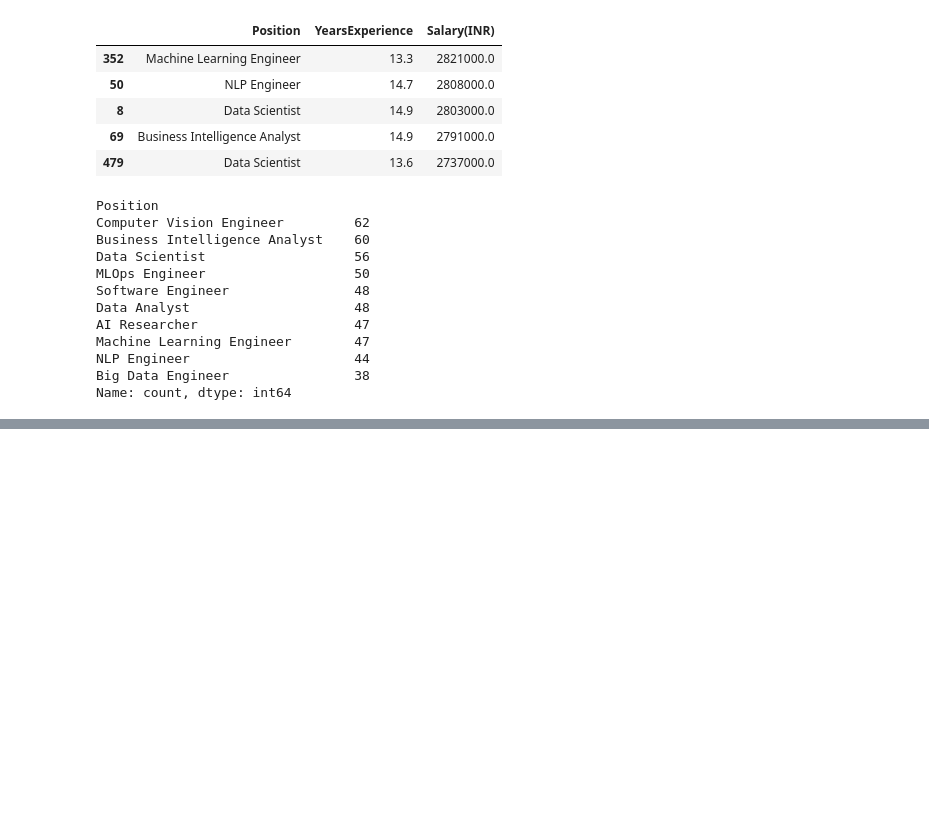
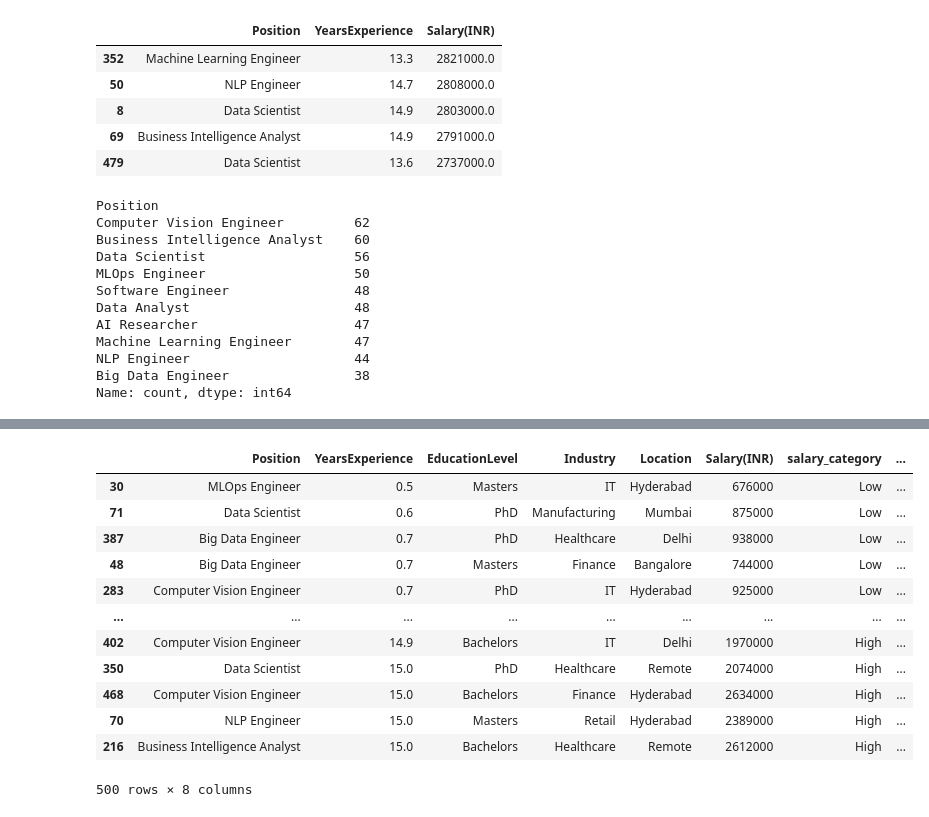
Before and after one commit to KartikGawade17/Pandas-Practice-, a Jupyter notebook: pandas_salary_dataset.ipynb, the cells around one changed output, grey strips where cells are left out. Cells and saved outputs as stored; diff of their text form; code cells hidden in the pictures; blank space fills up the shorter version.

```diff
--- a/pandas_salary_dataset.ipynb
+++ b/pandas_salary_dataset.ipynb
@@ -71,0 +105,11 @@ data['Salary(INR)'] = data['Salary(INR)'].astype('int64')
+# %%
+#Q. 3
+def salary_cat(salary):
+    if salary > 1000000:
+        return "High"
+    elif 1000000 < salary > 600000:
+        return "Medium"
+    else:
+        return "Low"
+
+data['salary_category'] = data['Salary(INR)'].apply(salary_cat)
@@ -71,0 +209,22 @@ data['Salary(INR)'] = data['Salary(INR)'].astype('int64')
+# %%
+#Q.3
+data["Experience_Level"] = np.where(data["YearsExperience"] >= 10, "Senior",
+                                    np.where(data["YearsExperience"].between(5, 10), "Mid",
+                                             "Junior"))
+# %%
+#Q.4
+data.sort_values(by="YearsExperience", ascending=True)
+# %% [output]
+|  | Position | YearsExperience | EducationLevel | Industry | Location | Salary(INR) | salary_category | ... |
+| 30 | MLOps Engineer | 0.5 | Masters | IT | Hyderabad | 676000 | Low | ... |
+| 71 | Data Scientist | 0.6 | PhD | Manufacturing | Mumbai | 875000 | Low | ... |
+| 387 | Big Data Engineer | 0.7 | PhD | Healthcare | Delhi | 938000 | Low | ... |
+| 48 | Big Data Engineer | 0.7 | Masters | Finance | Bangalore | 744000 | Low | ... |
+| 283 | Computer Vision Engineer | 0.7 | PhD | IT | Hyderabad | 925000 | Low | ... |
+| ... | ... | ... | ... | ... | ... | ... | ... | ... |
+| 402 | Computer Vision Engineer | 14.9 | Bachelors | IT | Delhi | 1970000 | High | ... |
+| 350 | Data Scientist | 15.0 | PhD | Healthcare | Remote | 2074000 | High | ... |
+| 468 | Computer Vision Engineer | 15.0 | Bachelors | Finance | Hyderabad | 2634000 | High | ... |
+| 70 | NLP Engineer | 15.0 | Masters | Retail | Hyderabad | 2389000 | High | ... |
+| 216 | Business Intelligence Analyst | 15.0 | Bachelors | Healthcare | Remote | 2612000 | High | ... |
+500 rows × 8 columns
```
Also changed, not shown: parts of 19 cells of this notebook.
